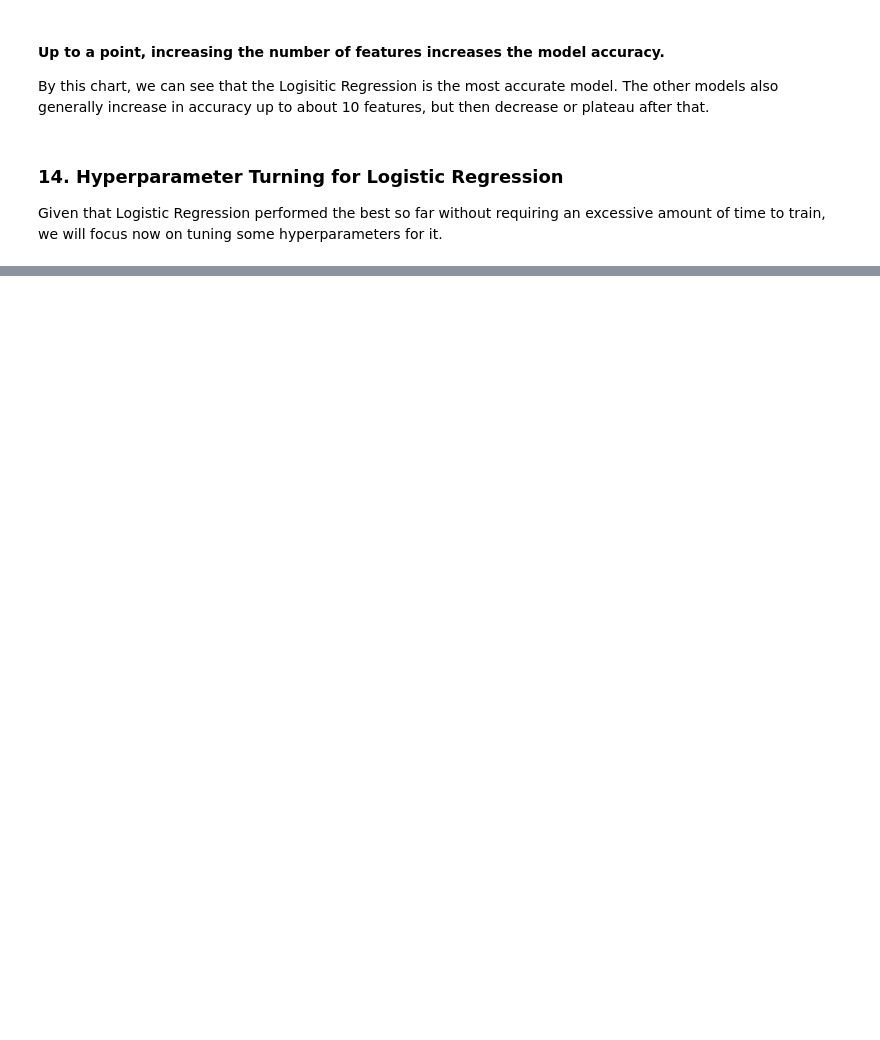
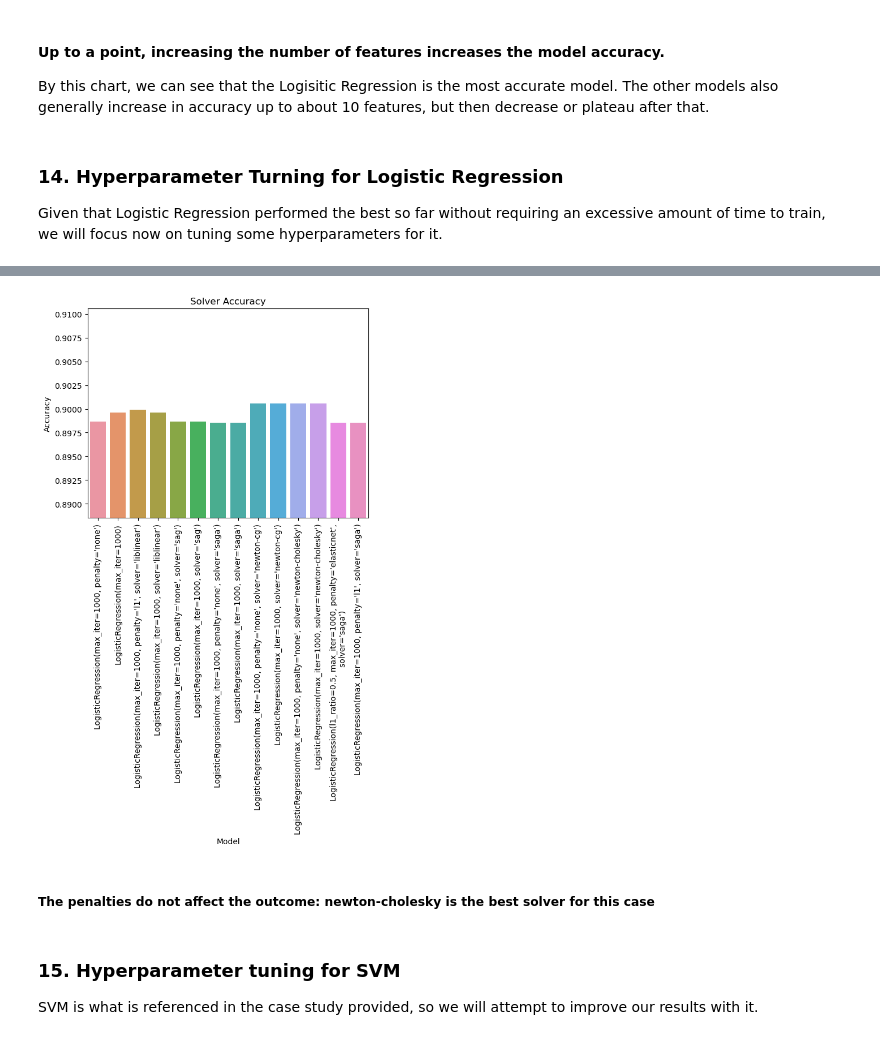
Before and after one commit to pratikbassi/comparingClassifiers, a Jupyter notebook: prompt_III.ipynb, the cells around one changed output, grey strips where cells are left out. Drawn from its saved outputs; the diff is of its cells as text; code cells hidden in the pictures; blank space fills up the shorter version.

```diff
--- a/prompt_III.ipynb
+++ b/prompt_III.ipynb
@@ -389,0 +496,19 @@ Given that Logistic Regression performed the best so far without requiring an ex
+# %%
+#plot results
+result_df = pd.DataFrame({
+  'Model': models,
+  'Accuracy': results_array
+  })
+result_df['Model'] = result_df['Model'].astype(str)
+plot = sns.barplot(data=result_df, x='Model', y='Accuracy')
+plot.set_ylim(min(results_array) - 0.01, max(results_array) + 0.01)
+
+plot.set_title('Solver Accuracy')
+plot.xaxis.set_tick_params(rotation=90)
+# %% [output]
+[figure, added]
+# %% [markdown]
+##### The penalties do not affect the outcome: newton-cholesky is the best solver for this case
+# %% [markdown]
+### 15. Hyperparameter tuning for SVM
+SVM is what is referenced in the case study provided, so we will attempt to improve our results with it.
```
Also changed, not shown: parts of 23 cells of this notebook.
